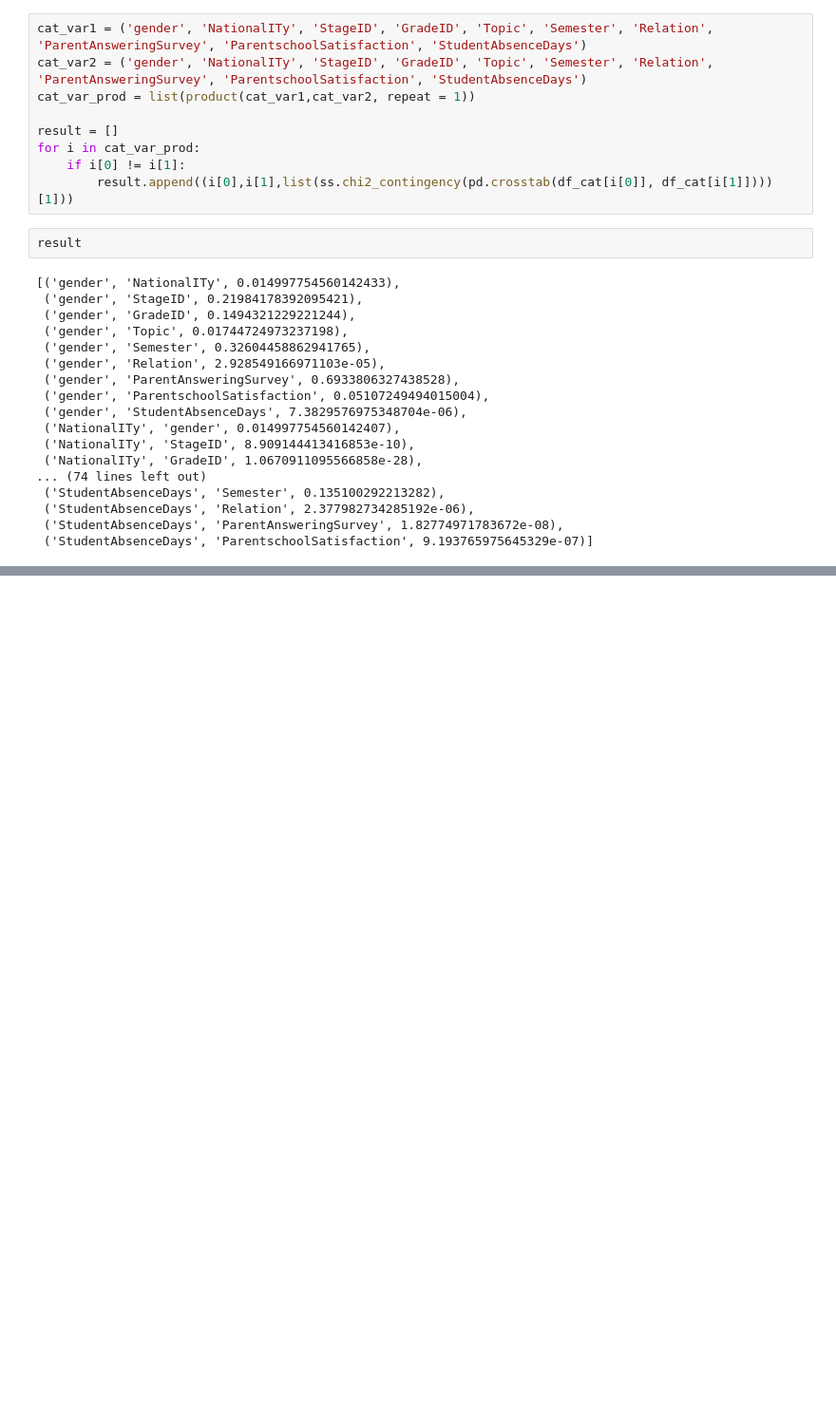
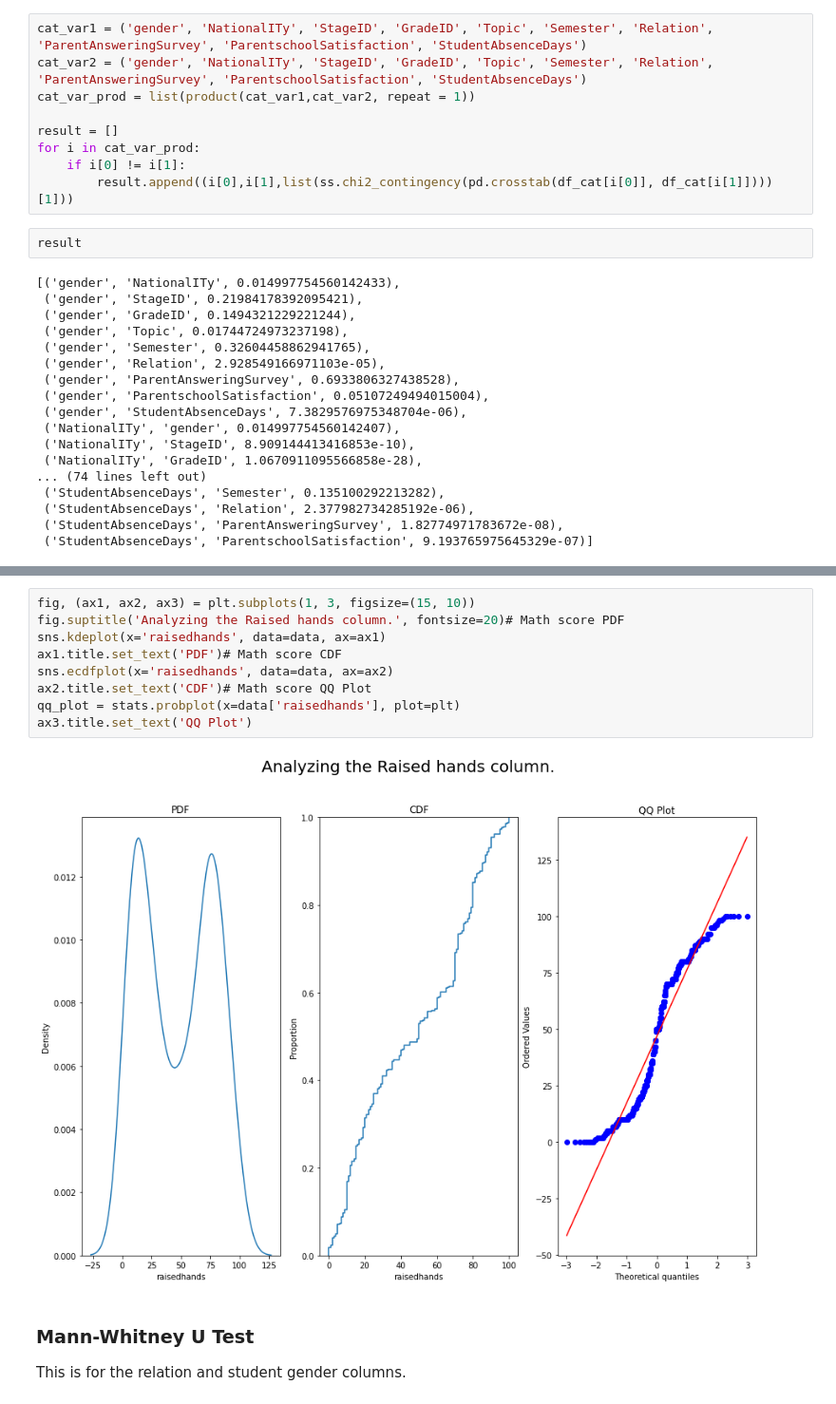
Before and after one commit to vanhalen42/student_academic_performance, a Jupyter notebook: categorical_analysis.ipynb, the cells around one changed output, grey strips where cells are left out. Shown at 95% size. Saved outputs shown, nothing was run; the diff lists cells and outputs as text; blank space fills up the shorter version.

```diff
--- a/categorical_analysis.ipynb
+++ b/categorical_analysis.ipynb
@@ -219,0 +267,14 @@ chi_test_output.pivot(index='var1', columns='var2', values='coeff')
+# %%
+fig, (ax1, ax2, ax3) = plt.subplots(1, 3, figsize=(15, 10))
+fig.suptitle('Analyzing the Raised hands column.', fontsize=20)# Math score PDF
+sns.kdeplot(x='raisedhands', data=data, ax=ax1)
+ax1.title.set_text('PDF')# Math score CDF
+sns.ecdfplot(x='raisedhands', data=data, ax=ax2)
+ax2.title.set_text('CDF')# Math score QQ Plot
+qq_plot = stats.probplot(x=data['raisedhands'], plot=plt)
+ax3.title.set_text('QQ Plot')
+# %% [output]
+[figure, added]
+# %% [markdown]
+### Mann-Whitney U Test
+This is for the relation and student gender columns.
```
Also changed, not shown: parts of 17 cells of this notebook, 3 other files.
